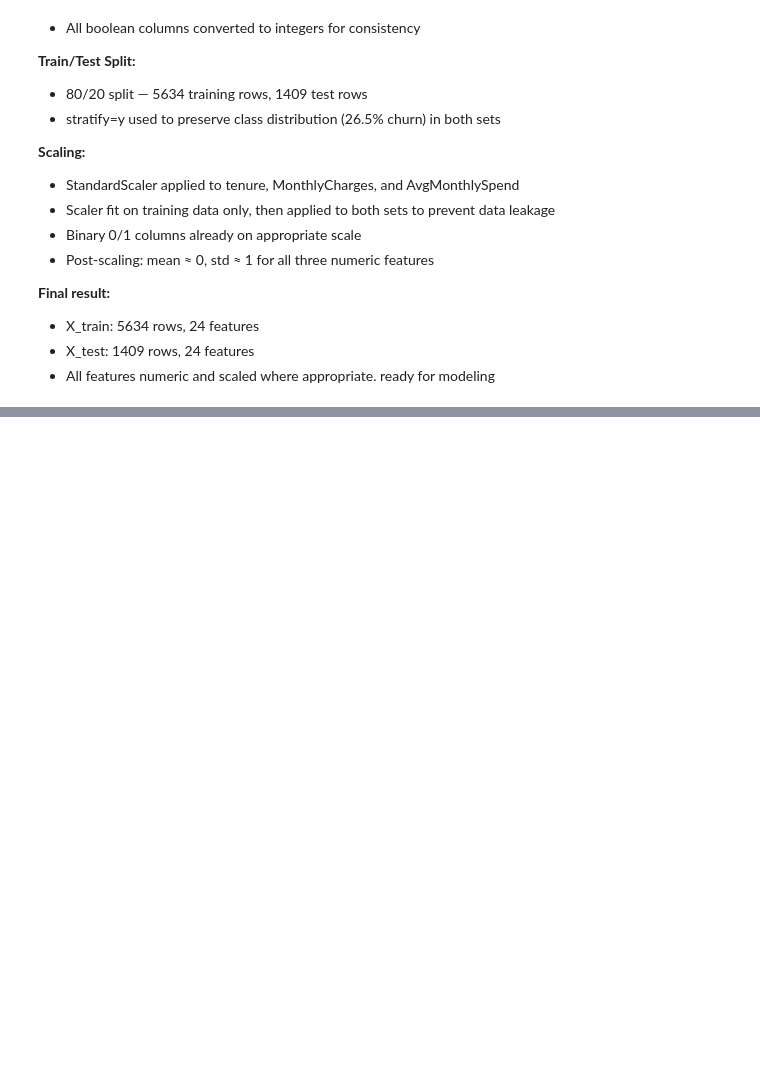
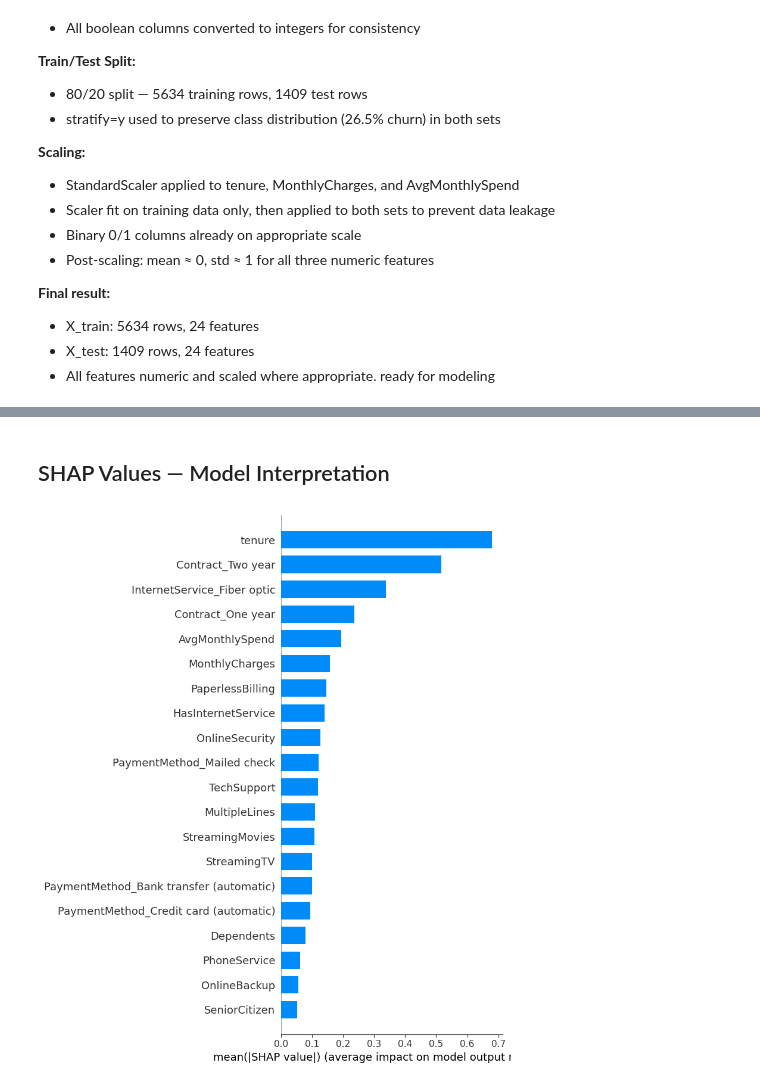
Before and after one commit to tyler-romans/customer-churn-prediction, a Jupyter notebook: Customer_Churn_Prediction.ipynb, the cells around one changed output, grey strips where cells are left out. Drawn from its saved outputs; the diff is of its cells as text; code cells hidden in the pictures; blank space fills up the shorter version.

```diff
--- a/Customer_Churn_Prediction.ipynb
+++ b/Customer_Churn_Prediction.ipynb
@@ -721,0 +821,6 @@ max       1.61            1.79             1.87
+# %%
+from xgboost import XGBClassifier
+
+xgb_model = XGBClassifier(random_state=42, scale_pos_weight=len(y_train[y_train==0])/len(y_train[y_train==1]),
+                           eval_metric='logloss')
+xgb_model.fit(X_train, y_train)
@@ -721,0 +1111,9 @@ max       1.61            1.79             1.87
+# %% [markdown]
+## SHAP Values — Model Interpretation
+# %%
+explainer = shap.TreeExplainer(xgb_tuned.best_estimator_)
+shap_values = explainer.shap_values(X_test.values)
+# %%
+shap.summary_plot(shap_values, X_test, plot_type='bar')
+# %% [output]
+[figure, added]
```
Also changed, not shown: parts of 47 cells of this notebook.
